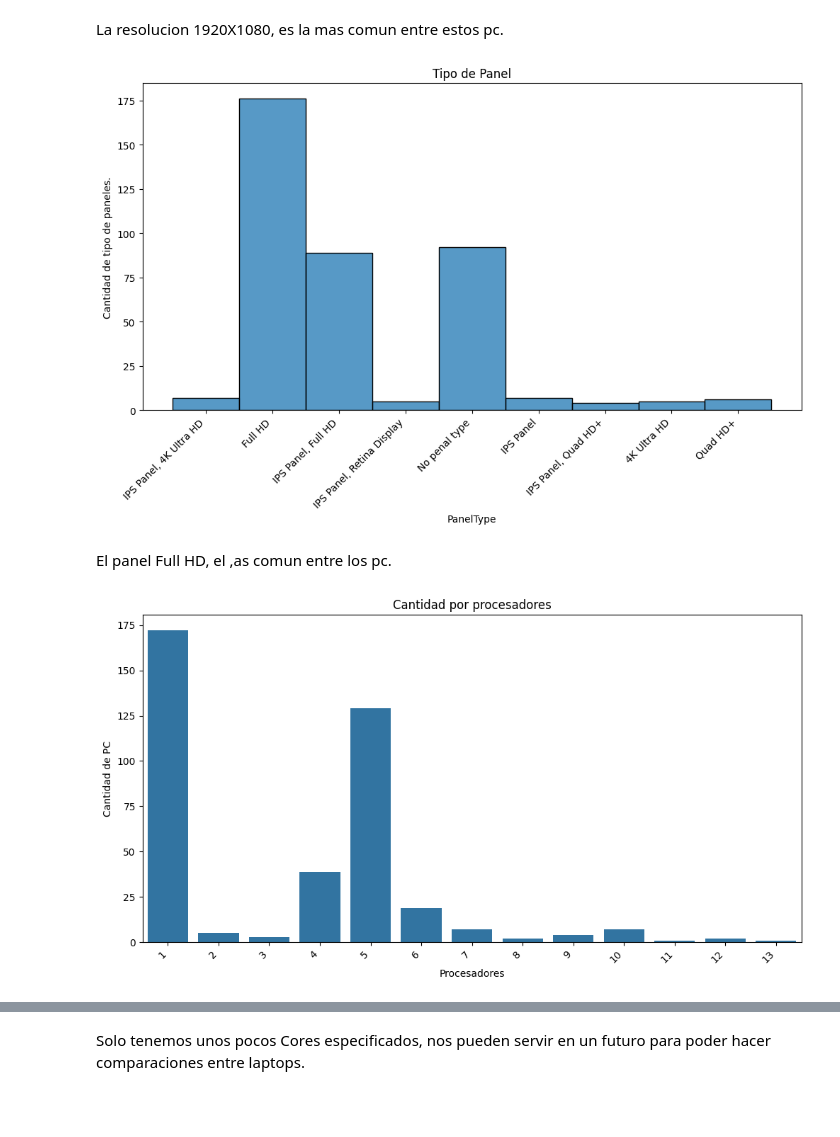
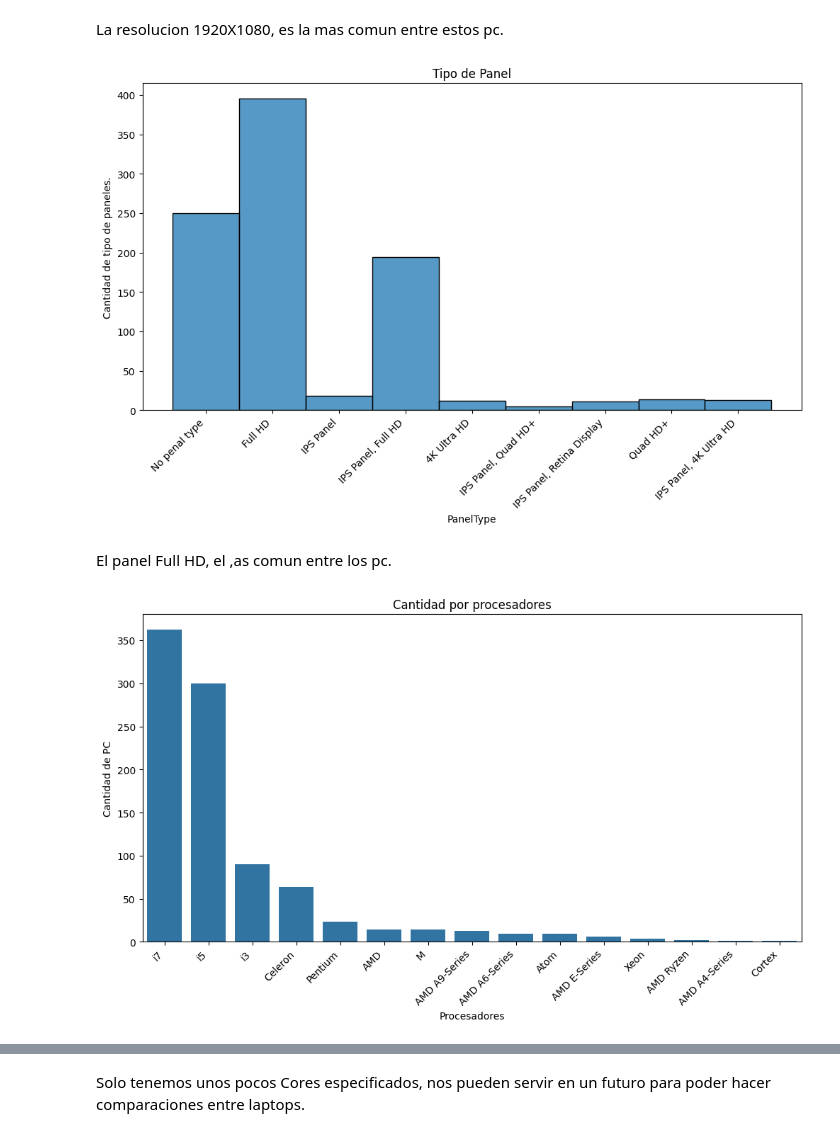
Before and after one commit to abdonrb/ML_LAPTOPS, a Jupyter notebook: Notebooks/data_loading_cleaning_test.ipynb, the cells around one changed output, grey strips where cells are left out. Saved outputs shown, nothing was run; the diff lists cells and outputs as text; code cells hidden in the pictures; blank space fills up the shorter version.

```diff
--- a/Notebooks/data_loading_cleaning_test.ipynb
+++ b/Notebooks/data_loading_cleaning_test.ipynb
@@ -8,3 +10,3 @@ import os
 # %%
-df2 = pd.read_parquet(r'C:\Users\Abdon.RAMIREZ-BRICEN\OneDrive - Akkodis\Desktop\EDA_PC\Data\Processed\PcDataClean.parquet',engine='fastparquet')
+df2 = pd.read_parquet('..\Data\Processed\PcDataClean.parquet',engine='fastparquet')
 # %%
@@ -642,26 +609,26 @@ plt.show()
 La resolucion 1920X1080, es la mas comun entre estos pc.
 # %%
 plt.figure(figsize=(12, 6))
-sns.histplot(df['PanelType'], discrete=True, kde=False)
+sns.histplot(df2['PanelType'], discrete=True, kde=False)
 plt.title('Tipo de Panel')
 plt.ylabel('Cantidad de tipo de paneles.')
 plt.xticks(rotation=45, ha='right')
 
 plt.show()
 # %% [output]
-[figure, old version]
+[figure, new version]
 # %% [markdown]
 El panel Full HD, el ,as comun entre los pc.
 # %%
-proce_counts = df['ProcessorType'].value_counts()
+proce_counts = df2['ProcessorType'].value_counts()
 plt.figure(figsize=(12, 6))
 sns.barplot(x=proce_counts.index, y=proce_counts.values)
 plt.title('Cantidad por procesadores')
 plt.xlabel('Procesadores')
 plt.ylabel('Cantidad de PC')
 plt.xticks(rotation=45, ha='right')
 # plt.tight_layout()
 plt.show()
 # %% [output]
-[figure, old version]
+[figure, new version]
 # %%
```
Also changed, not shown: parts of 16 cells of this notebook, 8 other files.
